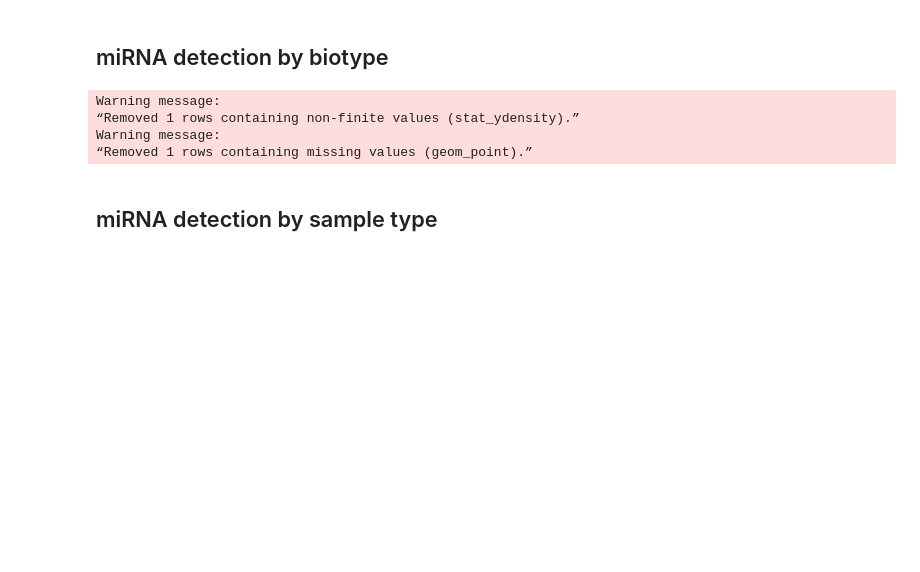
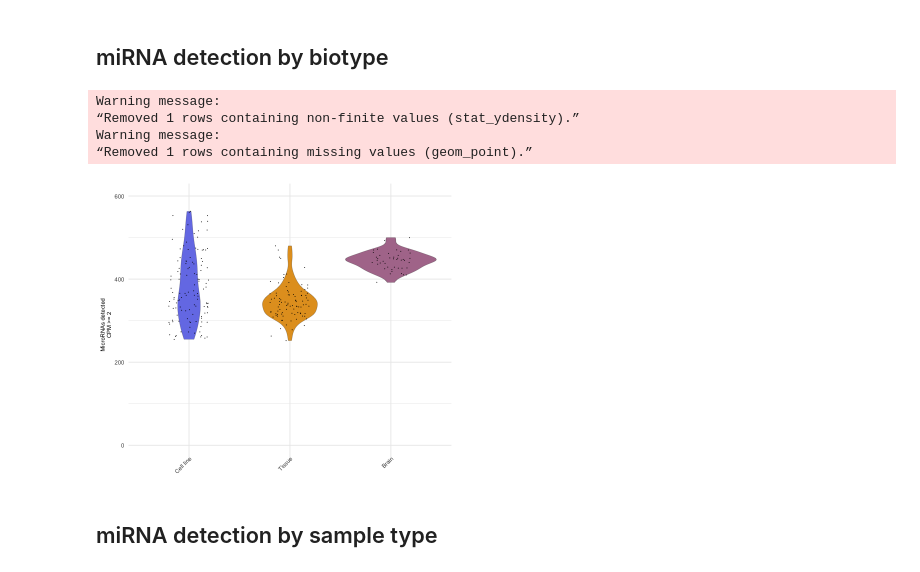
Before and after one commit to fairliereese/paper_rnawg, a Jupyter notebook: figures/fig_mirna/fig_mirna.ipynb, the cells around one changed output. Saved outputs shown, nothing was run; the diff lists cells and outputs as text; code cells hidden in the pictures; blank space fills up the shorter version.

```diff
--- a/figures/fig_mirna/fig_mirna.ipynb
+++ b/figures/fig_mirna/fig_mirna.ipynb
@@ -89,32 +71,27 @@ Joining, by = "File.accession"
 # %% [markdown]
 ## miRNA detection by biotype
 # %%
-ggsave("figures/mirna_detection_by_biotype_brain_0.png",
-plot = ggplot(cpm2, aes(x=Biosample_type_brain, y=Expressed_miRNAs, fill=Biosample_type_brain)) +
+ggplot(cpm2, aes(x=Biosample_type_brain, y=Expressed_miRNAs, fill=Biosample_type_brain)) +
   geom_violin(size=0.1) +
     geom_jitter(size=0.2,shape=16, position=position_jitter(0.2))+
     theme_minimal() +
     theme(axis.text.x = element_text(angle = 45, hjust = 1, size =7)) +
     theme(axis.title.x = element_blank())+ ylab("MicroRNAs detected     \nCPM >= 2     ")+
     xlab("Biosample type")+ylim(0,600)+
     theme(axis.title.y = element_text(size = 7),
          axis.text.y = element_text(size =7),
          legend.text=element_text(size=7),
          legend.title=element_blank(),
          axis.ticks.x=element_blank())+
     scale_fill_manual(values = c("#7680E8","#E39F24","#B0799A"))+
      theme(axis.text.x = element_text(margin = margin(t = -5, r = 0, b = 0, l = 0))) +
-    theme(legend.position = "none"),
-   #theme(legend.position = c(0.8, 0.85)),
-       dpi = 1000,
-       width = 45,
-       height = 45,
-       units ="mm")
+    theme(legend.position = "none")
 # %% [output]
 Warning message:
 “Removed 1 rows containing non-finite values (stat_ydensity).”
 Warning message:
 “Removed 1 rows containing missing values (geom_point).”
+[figure, added]
 # %% [markdown]
 ## miRNA detection by sample type
 # %%
```
Also changed, not shown: parts of 4 cells of this notebook.
